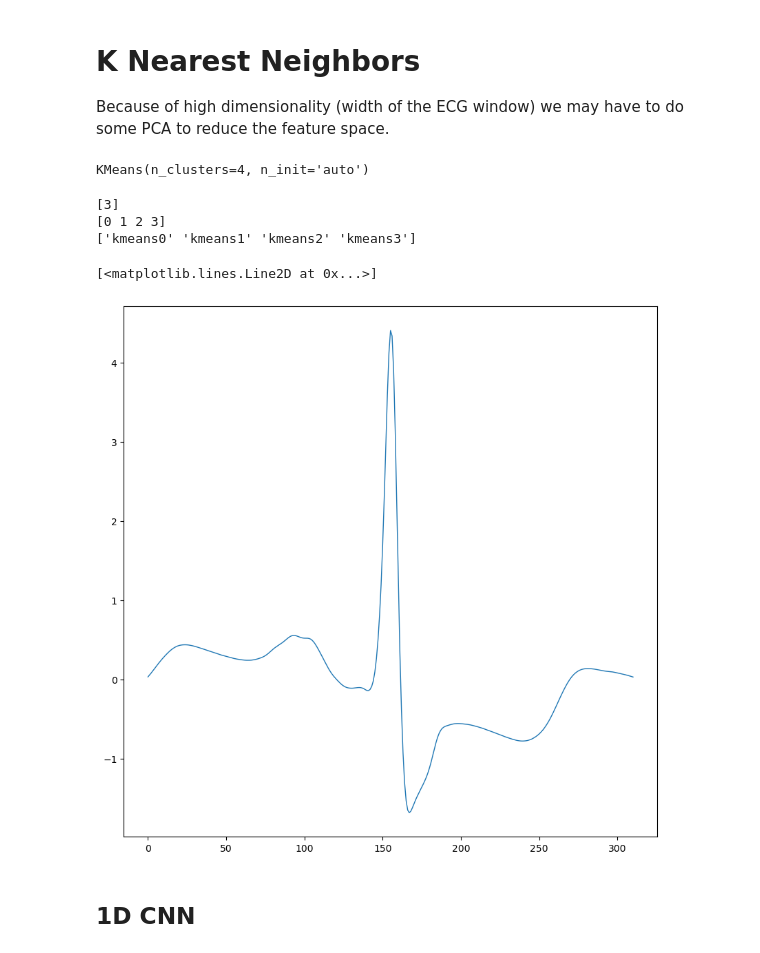
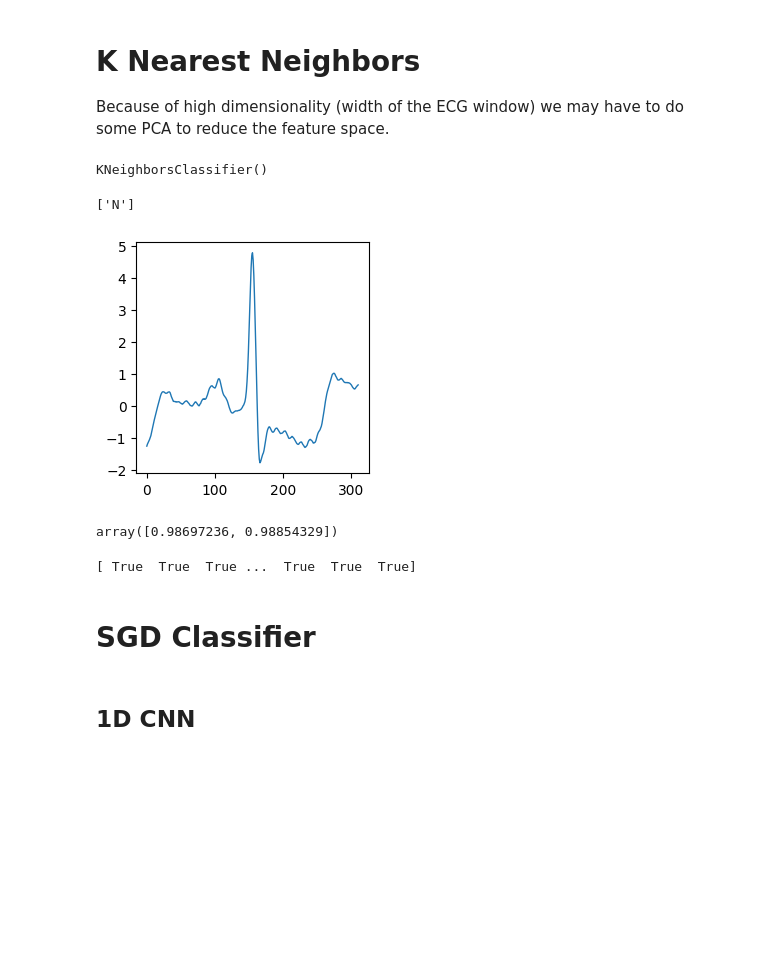
Before and after one commit to antoniog11/embedded-ecg-classifier, a Jupyter notebook: explore.ipynb, the cells around one changed output. Cells and saved outputs as stored; diff of their text form; code cells hidden in the pictures; blank space fills up the shorter version.

```diff
--- a/explore.ipynb
+++ b/explore.ipynb
@@ -197,29 +207,33 @@ array([0.76608345, 0.77208229, 0.77065067])
 
 Because of high dimensionality (width of the ECG window) we may have to do some PCA to reduce the feature space.
 # %%
-from sklearn.cluster import KMeans
-n_clusters = len(np.unique(labels))
-kmeans_baseline= KMeans(n_clusters=4,n_init="auto")
-kmeans_baseline.fit(X_train,y_train)
+from sklearn.neighbors import KNeighborsClassifier
+kmeans_baseline= KNeighborsClassifier(n_neighbors=5)
+kmeans_baseline.fit(X_train,y_train.squeeze())
 # %% [output]
-KMeans(n_clusters=4, n_init='auto')
+KNeighborsClassifier()
 # %%
 #cross_val_score(kmeans_baseline, X_train,y_train,cv=3,scoring='accuracy')
-sample = util.getSingleSample(X_train,y_train,10,"N").reshape(1,-1)
+sample = util.getSingleSample(X_train,y_train,1000,"N").reshape(1,-1)
 #sample.shape
 prediction = kmeans_baseline.predict(sample)
+plt.figure(figsize=(3,3))
+plt.plot(sample.squeeze())
 print(prediction)
-print(np.unique(kmeans_baseline.labels_))
-print(kmeans_baseline.get_feature_names_out())
 # %% [output]
-[3]
-[0 1 2 3]
-['kmeans0' 'kmeans1' 'kmeans2' 'kmeans3']
+['N']
+[figure, added]
-# %%
-plt.plot(kmeans_baseline.cluster_centers_[0,:])
-# %% [output]
-[<matplotlib.lines.Line2D at 0x...>]
-[figure, removed]
+# %%
+cross_val_score(kmeans_baseline, X_train,y_train.squeeze(),cv=2,scoring="balanced_accuracy")
+# %% [output]
+array([0.98697236, 0.98854329])
+# %%
+#kmeans_baseline.predict(X_test)
+print(kmeans_baseline.predict(X_test) == y_test.squeeze()) # == y_test[:100].squeeze())
+# %% [output]
+[ True  True  True ...  True  True  True]
+# %% [markdown]
+# SGD Classifier
 # %% [markdown]
 ## 1D CNN
 # %%
```
Also changed, not shown: parts of 2 cells of this notebook.
